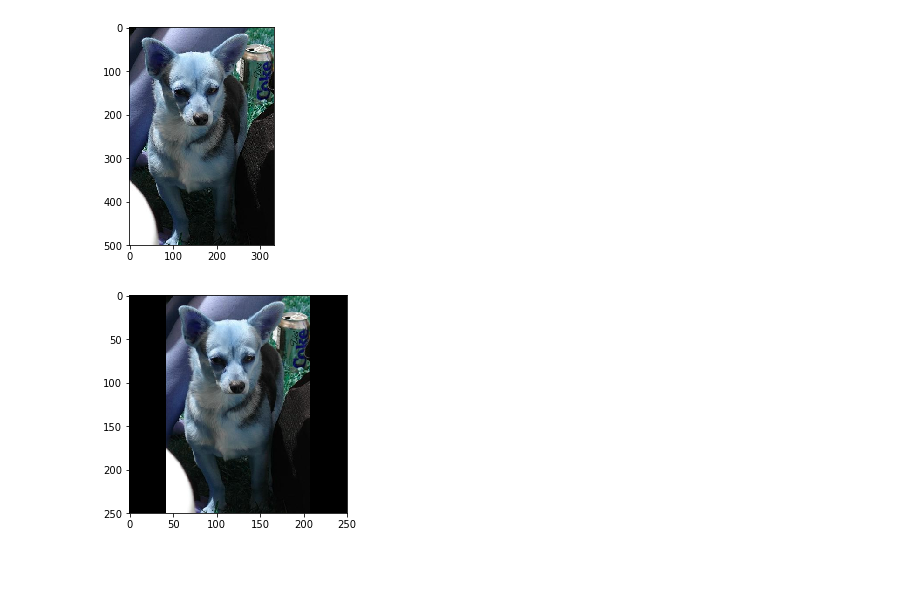
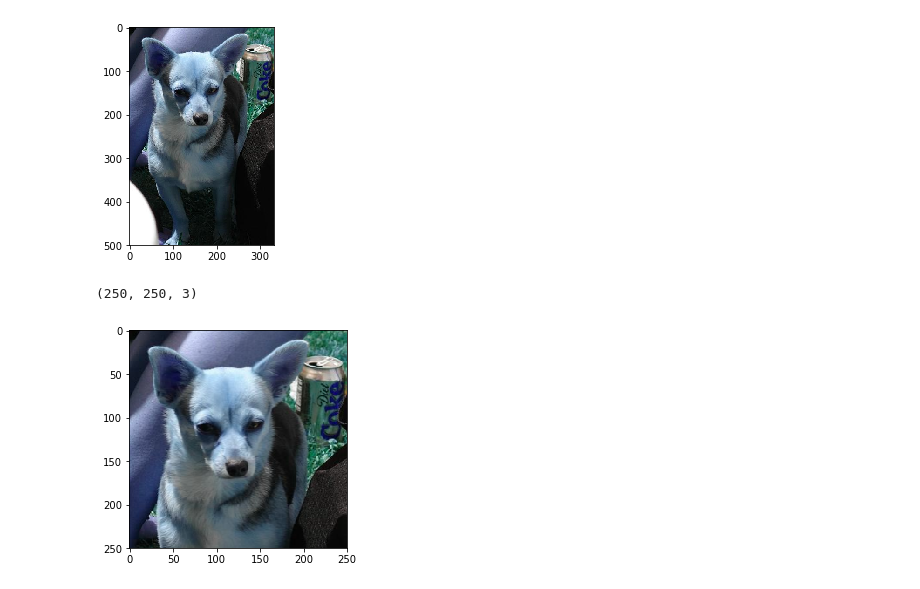
Before and after one commit to ayshaw/Dog-Breed-Project, a Jupyter notebook: resizing_images.ipynb, the cells around one changed output. Drawn from its saved outputs; the diff is of its cells as text; code cells hidden in the pictures.

```diff
--- a/resizing_images.ipynb
+++ b/resizing_images.ipynb
@@ -22,7 +22,22 @@ def resize(im,desired_size=250):
         value=color)
     plt.imshow(new_im)
     plt.show()
+# %%
+def resize2(im,desired_size=250):
+    old_size = im.shape[:2]
+    ratio = float(desired_size)/min(old_size)
+    new_size = tuple([int(x*ratio) for x in old_size])
+    im2 = cv2.resize(im, (new_size[1], new_size[0]))
+    if im2.shape[0]>250:
+        im3=im2[:250,:,:]
+    else:
+        im3=im2[:,:250,:]
+    im4=cv2.resize(im3,(250,250))
+    plt.imshow(im4)
+    print(im4.shape)
+    plt.show()
 # %%
-resize(im)
+resize2(im)
 # %% [output]
+(250, 250, 3)
-[figure, old version]
+[figure, new version]
```
